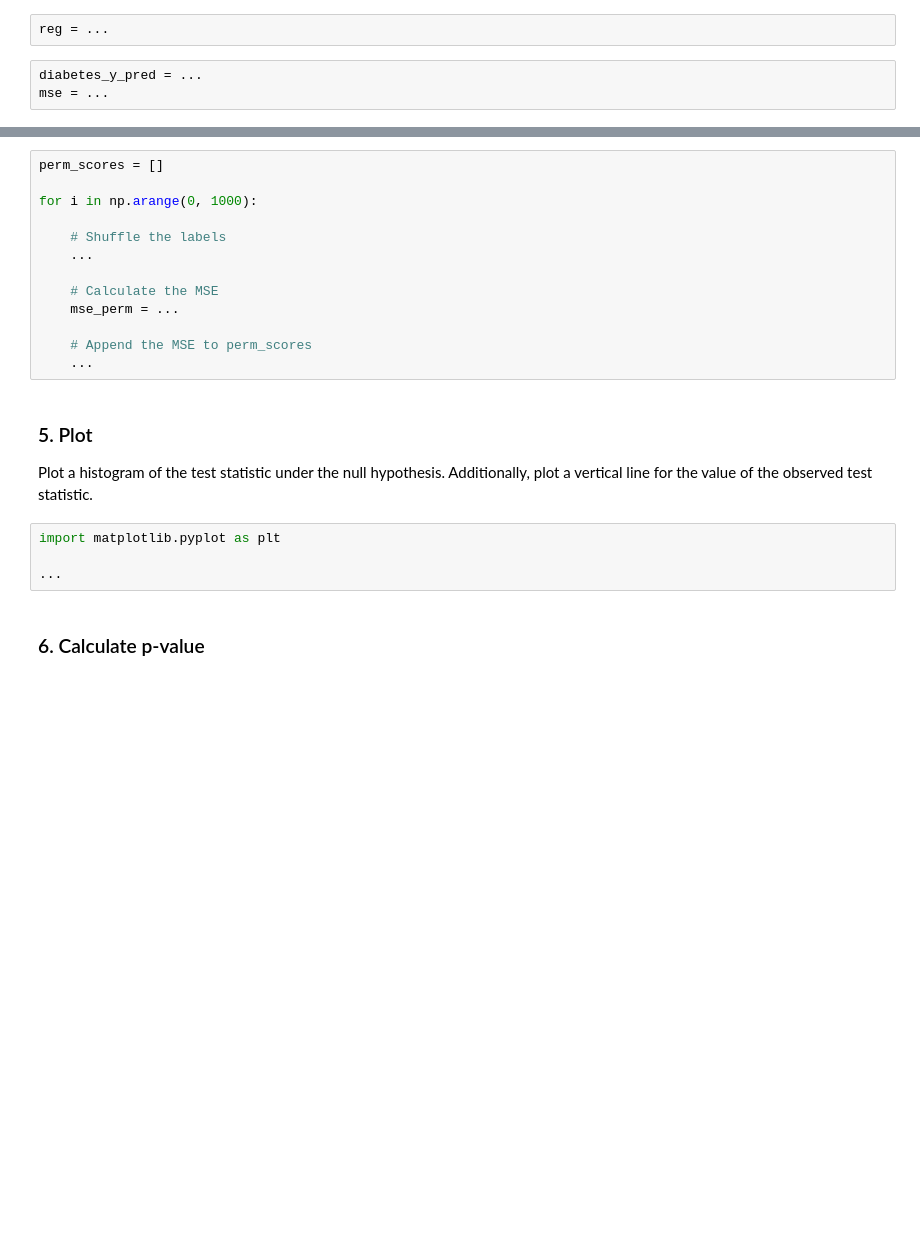
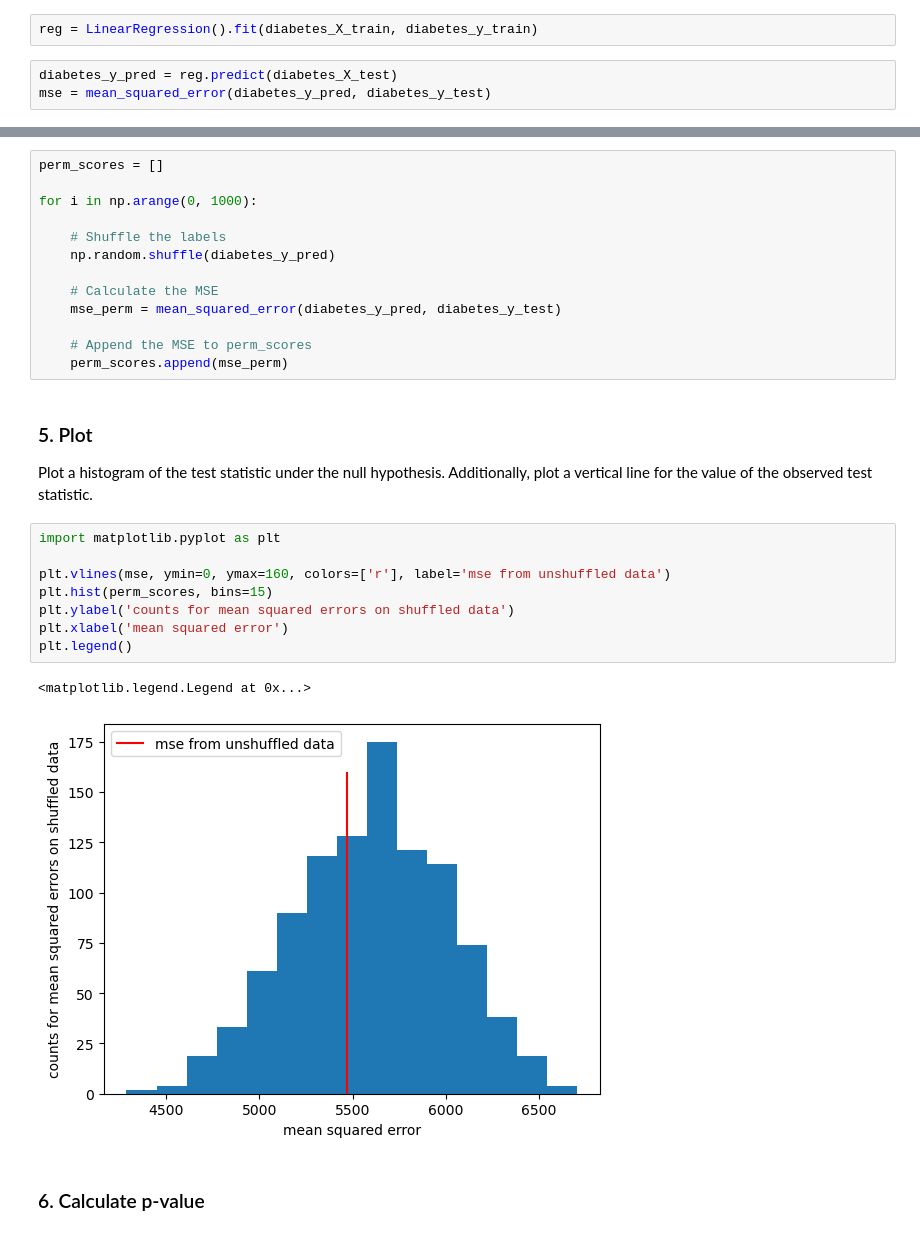
Before and after one commit to rfechner/DataLiteracy2022, a Jupyter notebook: assignments/Exercise06/Exercise_06.ipynb, the cells around one changed output, grey strips where cells are left out. Saved outputs shown, nothing was run; the diff lists cells and outputs as text; blank space fills up the shorter version.

```diff
--- a/assignments/Exercise06/Exercise_06.ipynb
+++ b/assignments/Exercise06/Exercise_06.ipynb
@@ -128,10 +199,10 @@ diabetes_y_test = diabetes_y[-20:]
 # %% [markdown]
 ### 3. Linear regression
 # %%
-reg = ...
+reg = LinearRegression().fit(diabetes_X_train, diabetes_y_train)
 # %%
-diabetes_y_pred = ...
-mse = ...
+diabetes_y_pred = reg.predict(diabetes_X_test)
+mse = mean_squared_error(diabetes_y_pred, diabetes_y_test)
 # %% [markdown]
 ### 4. Implement permutation testing
 # %%
@@ -140,13 +211,13 @@ perm_scores = []
 for i in np.arange(0, 1000):
 
     # Shuffle the labels
-    ...
+    np.random.shuffle(diabetes_y_pred)
 
     # Calculate the MSE
-    mse_perm = ...
+    mse_perm = mean_squared_error(diabetes_y_pred, diabetes_y_test)
 
     # Append the MSE to perm_scores
-    ...
+    perm_scores.append(mse_perm)
 # %% [markdown]
 ### 5. Plot
 
@@ -154,7 +225,14 @@ Plot a histogram of the test statistic under the null hypothesis. Additionally,
 # %%
 import matplotlib.pyplot as plt
 
-...
+plt.vlines(mse, ymin=0, ymax=160, colors=['r'], label='mse from unshuffled data')
+plt.hist(perm_scores, bins=15)
+plt.ylabel('counts for mean squared errors on shuffled data')
+plt.xlabel('mean squared error')
+plt.legend()
+# %% [output]
+<matplotlib.legend.Legend at 0x...>
+[figure, added]
 # %% [markdown]
 ### 6. Calculate p-value
 # %%
```
Also changed, not shown: parts of 19 cells of this notebook, 2 other files.
